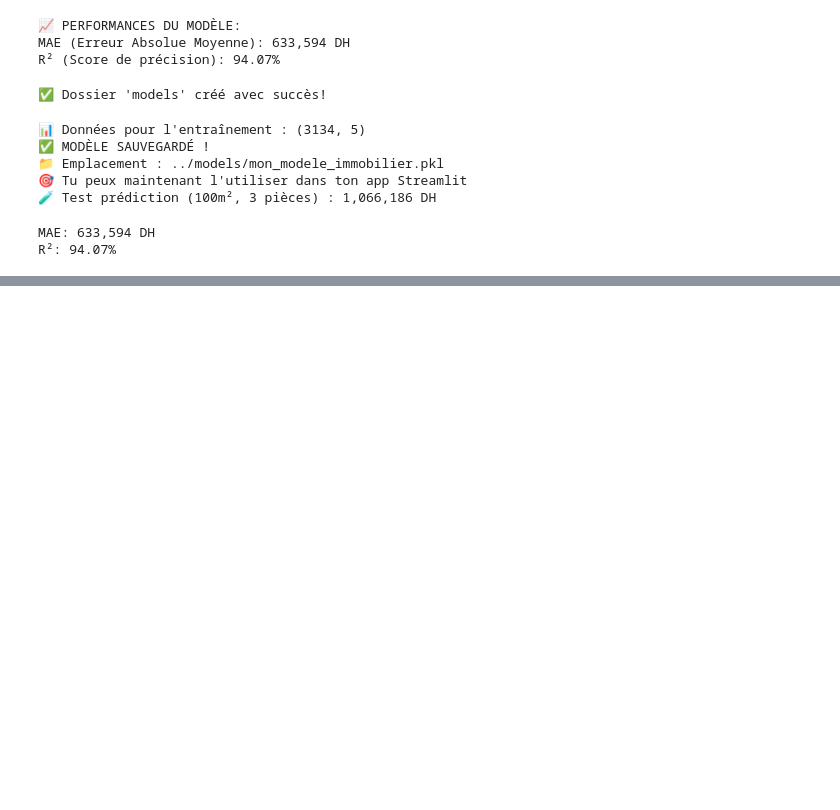
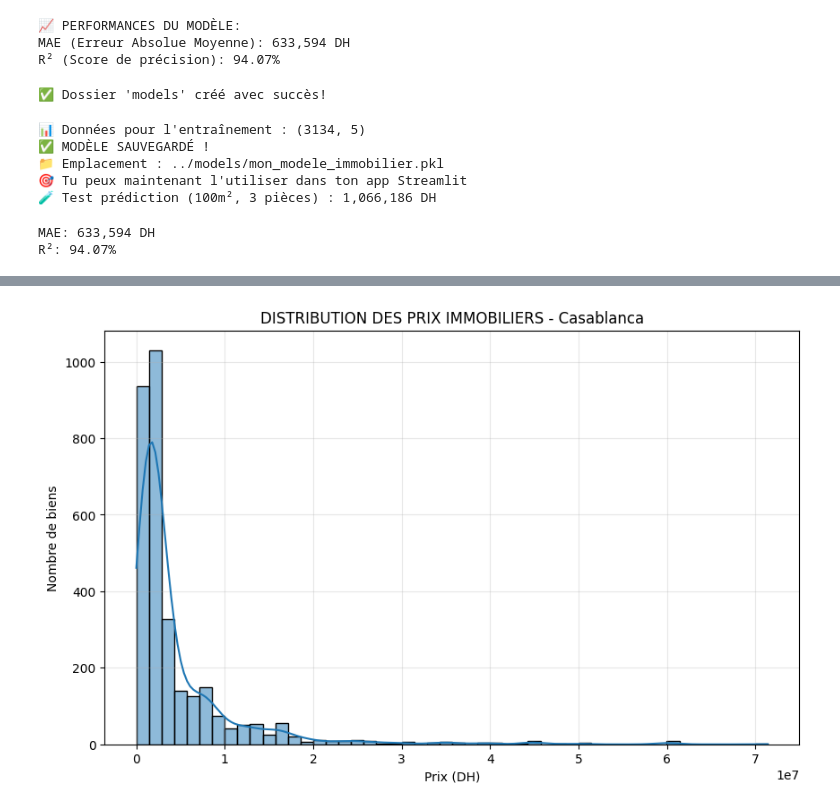
Before and after one commit to Achraf-Alaabouch/mon_projet_immobilier, a Jupyter notebook: notebooks/01_exploration.ipynb, the cells around one changed output, grey strips where cells are left out. Cells and saved outputs as stored; diff of their text form; code cells hidden in the pictures; blank space fills up the shorter version.

```diff
--- a/notebooks/01_exploration.ipynb
+++ b/notebooks/01_exploration.ipynb
@@ -338,0 +359,11 @@ R²: 94.07%
+# %%
+# GRAPHIQUE 3 : Distribution des prix
+plt.figure(figsize=(10, 6))
+sns.histplot(df_clean['prix_numerique'], bins=50, kde=True)
+plt.title('DISTRIBUTION DES PRIX IMMOBILIERS - Casablanca')
+plt.xlabel('Prix (DH)')
+plt.ylabel('Nombre de biens')
+plt.grid(True, alpha=0.3)
+plt.show()
+# %% [output]
+[figure, added]
```
Also changed, not shown: parts of 2 cells of this notebook.
